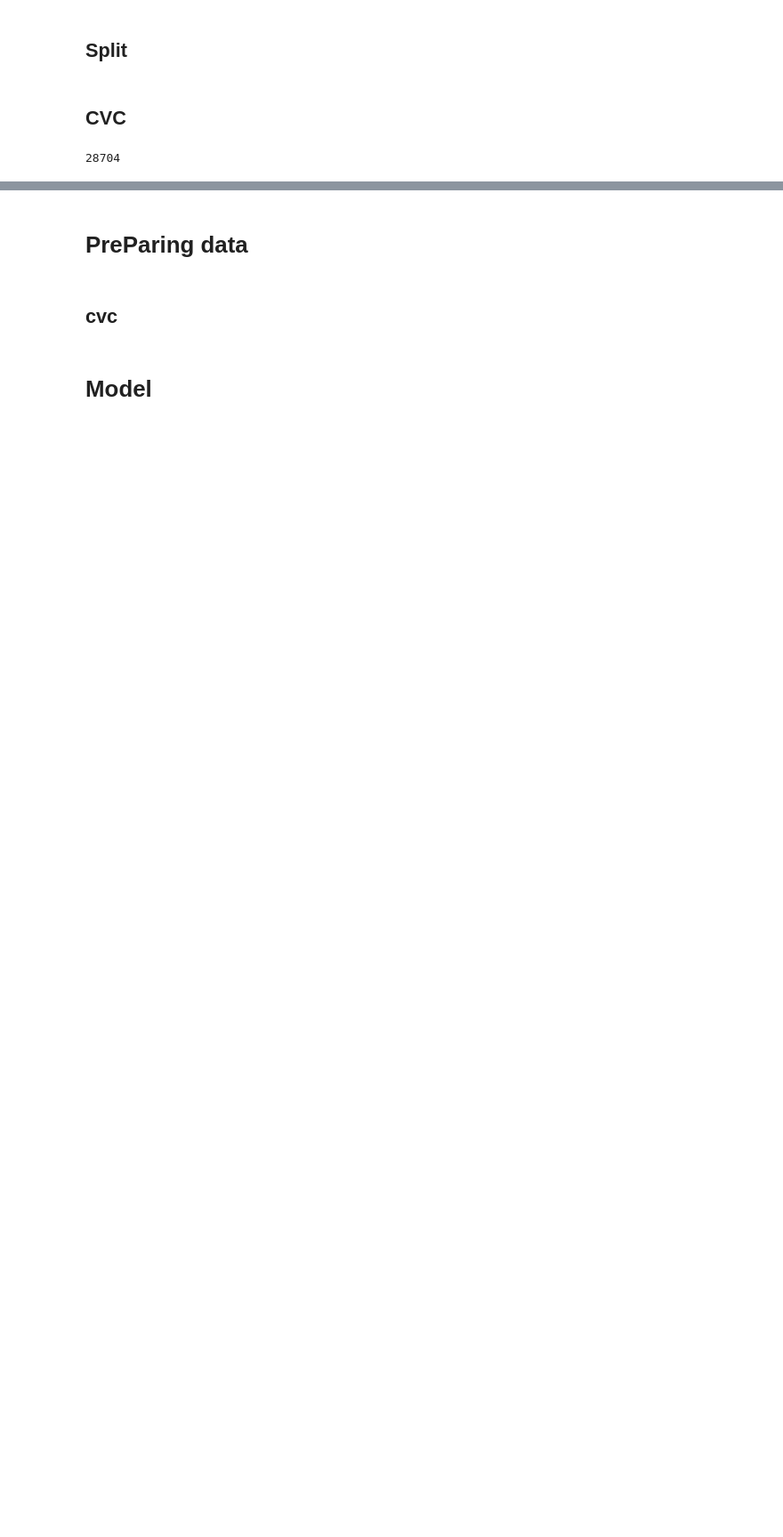
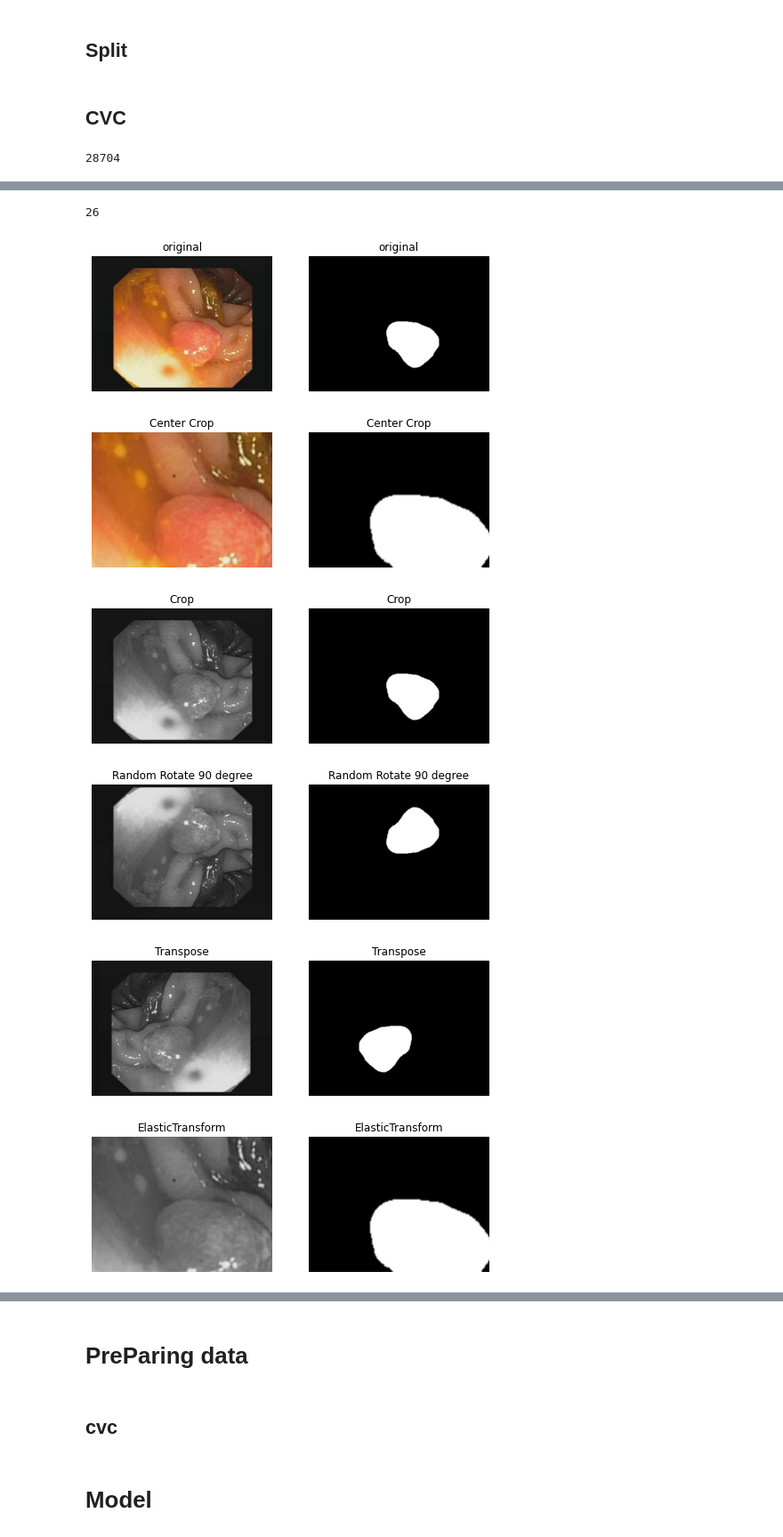
Before and after one commit to MahtabSarlak/Medical-Image-Segmentation, a Jupyter notebook: Medical_image_segmentation_CVC_final.ipynb, the cells around one changed output, grey strips where cells are left out. Shown at 89% size. Cells and saved outputs as stored; diff of their text form; code cells hidden in the pictures; blank space fills up the shorter version.

```diff
--- a/Medical_image_segmentation_CVC_final.ipynb
+++ b/Medical_image_segmentation_CVC_final.ipynb
@@ -417,0 +607,38 @@ split_augment_data("/content/drive/MyDrive/Colab Notebooks/vision/double-unet/da
+# %%
+len(aug_list)
+# %% [output]
+26
+# %%
+def visualise_augmentation(path):
+
+    img_path = glob(os.path.join(path, "image/*"))
+    msk_path = glob(os.path.join(path, "mask/*"))
+
+    img_path.sort()
+    msk_path.sort()
+
+
+    rows = 1
+    columns = 2
+    for i in range(0,26):
+      fig = plt.figure(figsize=(8, 8))
+      fig.add_subplot(rows, columns,  1)
+      img = cv2.imread(img_path[i], cv2.IMREAD_COLOR)
+      plt.imshow(cv2.cvtColor(img, cv2.COLOR_BGR2RGB))
+      plt.axis('off')
+      plt.title(aug_list[i])
+
+      fig.add_subplot(rows, columns, 2)
+      msk = cv2.imread(msk_path[i], cv2.IMREAD_COLOR)
+      plt.imshow(cv2.cvtColor(msk, cv2.COLOR_BGR2RGB))
+      plt.axis('off')
+      plt.title(aug_list[i])
+# %%
+visualise_augmentation("/content/drive/MyDrive/Colab Notebooks/vision/double-unet/data/cvc/new_data1/train/")
+# %% [output]
+[figure, added]
+[figure, added]
+[figure, added]
+[figure, added]
+[figure, added]
+[figure, added]
```
Also changed, not shown: parts of 40 cells of this notebook.
